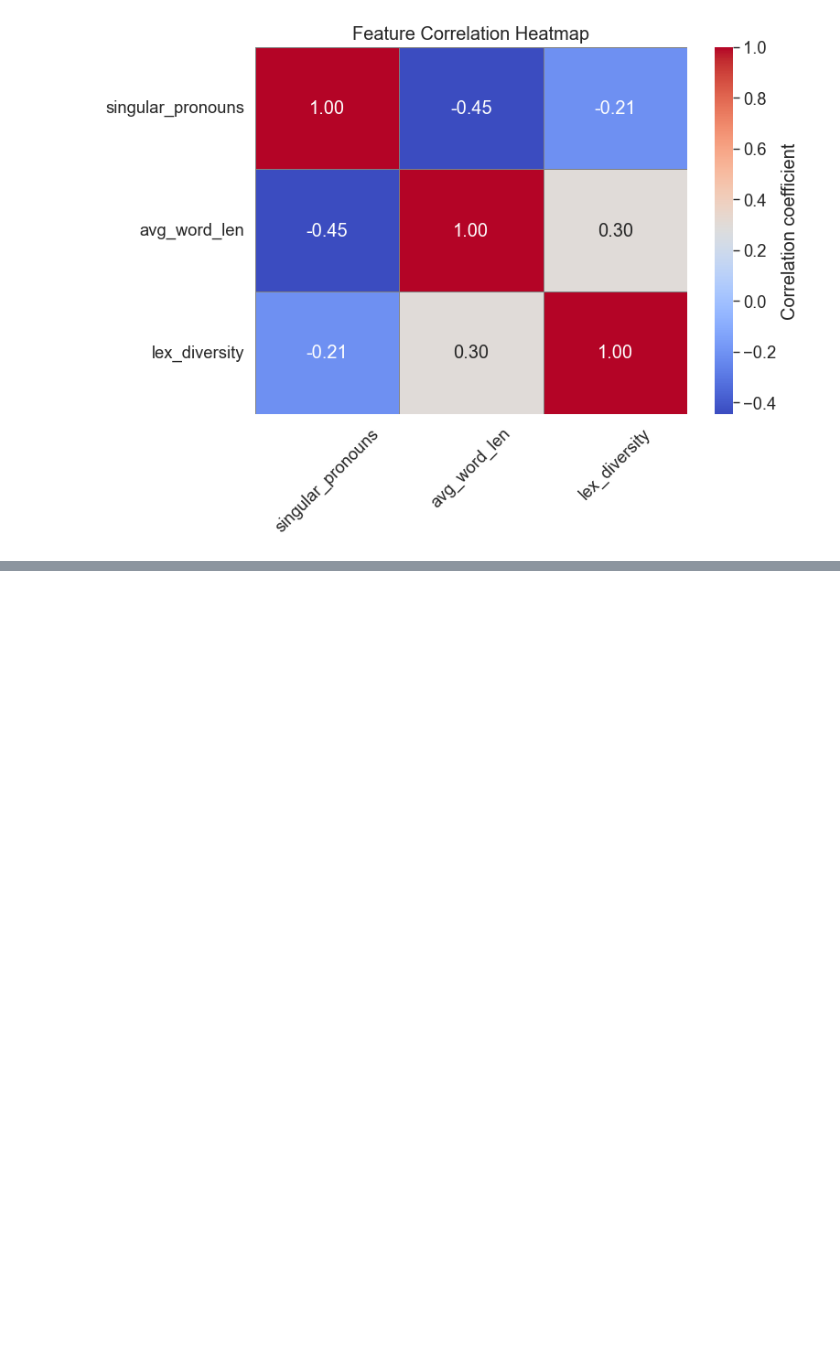
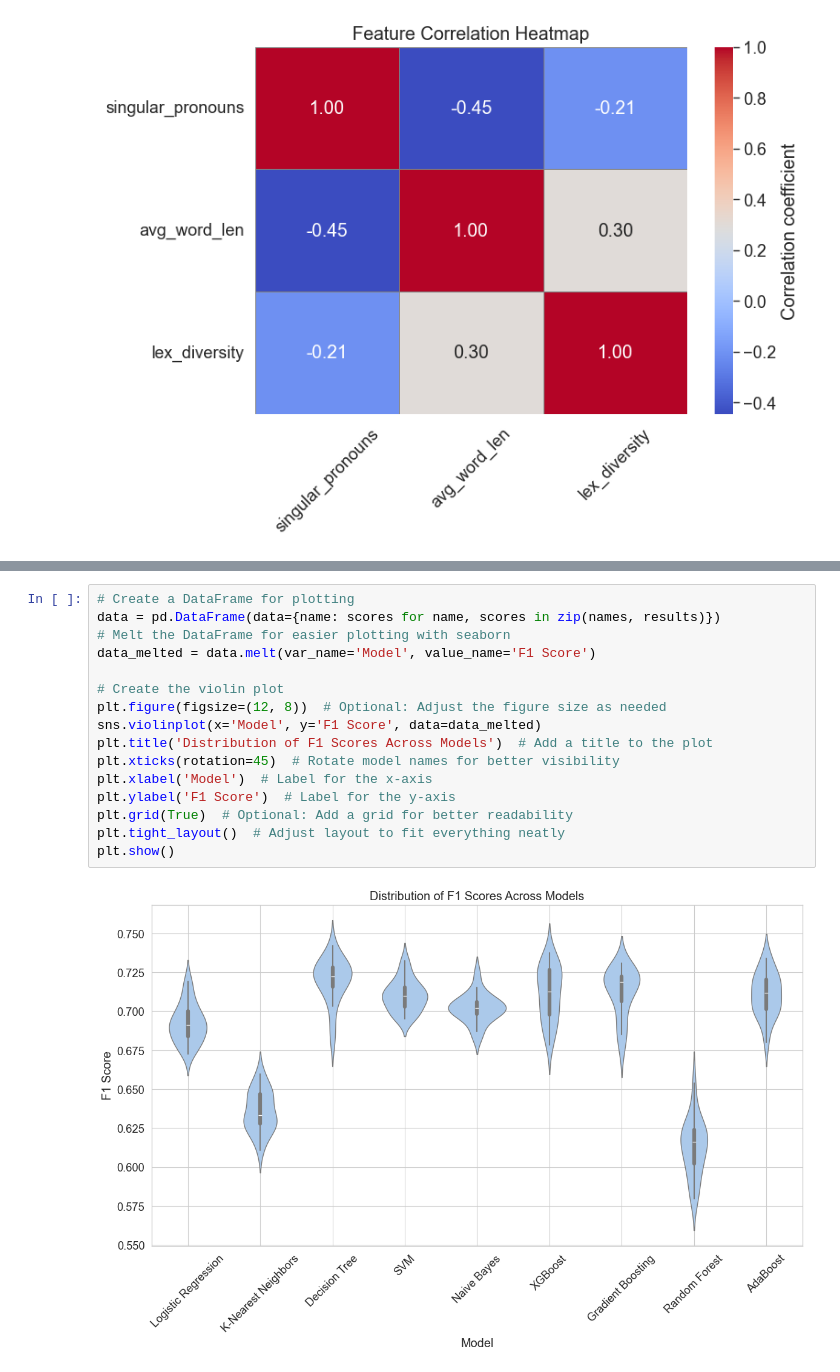
Before and after one commit to fjmoyao/depression_detection, a Jupyter notebook: src/Feature Exploration.ipynb, the cells around one changed output, grey strips where cells are left out. Saved outputs shown, nothing was run; the diff lists cells and outputs as text; blank space fills up the shorter version.

```diff
--- a/src/Feature Exploration.ipynb
+++ b/src/Feature Exploration.ipynb
@@ -79,0 +148,18 @@ TypeError: only integer scalar arrays can be converted to a scalar index
+# %%
+# Create a DataFrame for plotting
+data = pd.DataFrame(data={name: scores for name, scores in zip(names, results)})
+# Melt the DataFrame for easier plotting with seaborn
+data_melted = data.melt(var_name='Model', value_name='F1 Score')
+
+# Create the violin plot
+plt.figure(figsize=(12, 8))  # Optional: Adjust the figure size as needed
+sns.violinplot(x='Model', y='F1 Score', data=data_melted)
+plt.title('Distribution of F1 Scores Across Models')  # Add a title to the plot
+plt.xticks(rotation=45)  # Rotate model names for better visibility
+plt.xlabel('Model')  # Label for the x-axis
+plt.ylabel('F1 Score')  # Label for the y-axis
+plt.grid(True)  # Optional: Add a grid for better readability
+plt.tight_layout()  # Adjust layout to fit everything neatly
+plt.show()
+# %% [output]
+[figure, added]
```
Also changed, not shown: parts of 16 cells of this notebook.
